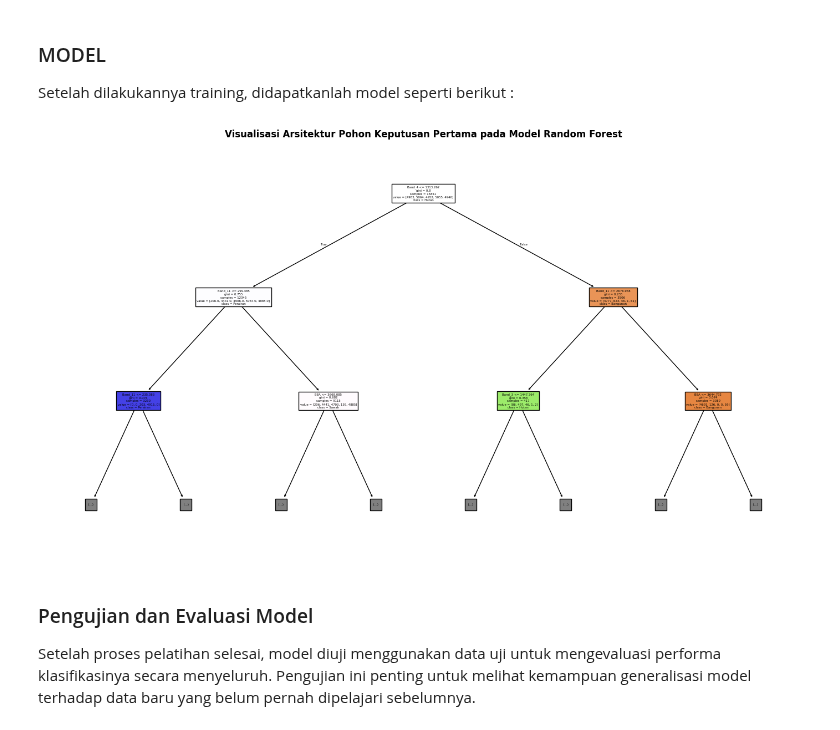
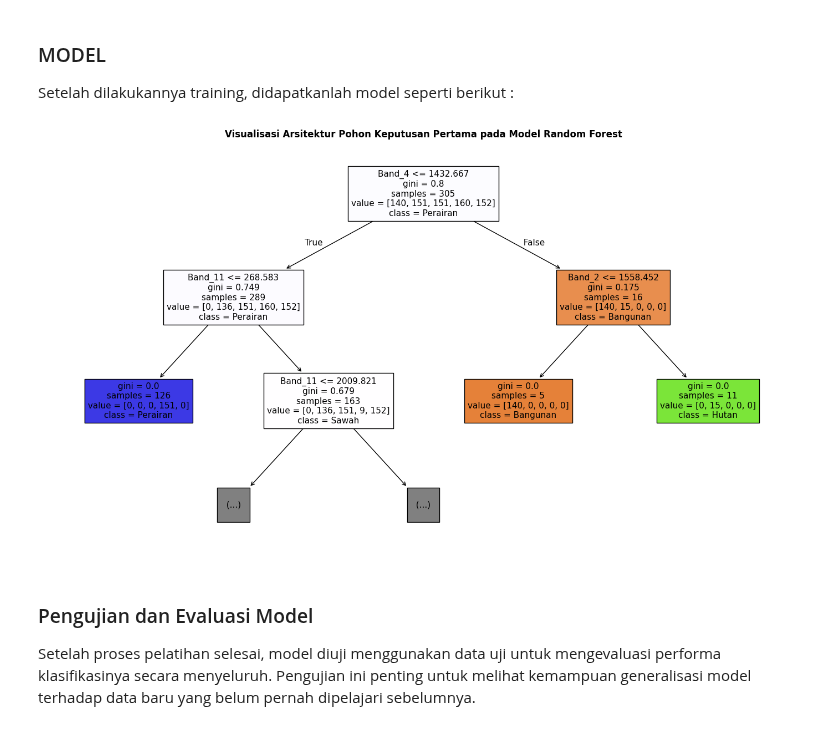
Before and after one commit to SUSUPAN223/catatan_kuliah, a Jupyter notebook: _sources/Proyek_Sains_Data/UTS_Klasifikasi.ipynb, the cells around one changed output. Cells and saved outputs as stored; diff of their text form; code cells hidden in the pictures.

```diff
--- a/_sources/Proyek_Sains_Data/UTS_Klasifikasi.ipynb
+++ b/_sources/Proyek_Sains_Data/UTS_Klasifikasi.ipynb
@@ -319,7 +321,6 @@ import matplotlib.pyplot as plt
 import seaborn as sns
 from sklearn.model_selection import train_test_split
 from imblearn.under_sampling import RandomUnderSampler
-from imblearn.over_sampling import SMOTE
 
 df = pd.read_csv('dataset_training.csv').dropna()
 
@@ -333,20 +334,13 @@ X_train, X_test, y_train, y_test = train_test_split(X, y, test_size=0.2, random_
 print("Distribusi Data Latih (Sebelum Balancing):")
 print(y_train.value_counts())
 
-# Penerapan Hybrid Balancing
-target_threshold = 5000
+# TAHAP BALANCING (Undersampling Murni Tanpa Data Sintetis)
+# Kita potong Perairan menjadi 400 agar seimbang dengan Hutan, sisanya biarkan natural
+under_strategy = {'Perairan': 400}
+under_sampler = RandomUnderSampler(sampling_strategy=under_strategy, random_state=42)
+X_train_bal, y_train_bal = under_sampler.fit_resample(X_train, y_train)
 
-# Tahap 1: Undersampling untuk kelas mayoritas
-under_strategy = {'Perairan': target_threshold, 'Hutan': target_threshold}
-under_sampler = RandomUnderSampler(sampling_strategy=under_strategy, random_state=42)
-X_train_under, y_train_under = under_sampler.fit_resample(X_train, y_train)
-
-# Tahap 2: SMOTE untuk kelas minoritas
-over_strategy = {'Hutan Mangrove': target_threshold, 'Sawah': target_threshold, 'Bangunan': target_threshold}
-over_sampler = SMOTE(sampling_strategy=over_strategy, random_state=42)
-X_train_bal, y_train_bal = over_sampler.fit_resample(X_train_under, y_train_under)
-
-print("\nDistribusi Data Latih (Setelah Balancing):")
+print("\nDistribusi Data Latih :")
 print(y_train_bal.value_counts())
 
 # Visualisasi Hasil Balancing
@@ -358,15 +352,14 @@ grafik = sns.countplot(
     hue=y_train_bal,
     legend=False
 )
-plt.title('Distribusi Data Latih Setelah Hybrid Balancing', fontsize=12, fontweight='bold')
+plt.title('Distribusi Data Latih (Undersampling Murni Tanpa Data Sintetis)', fontsize=12, fontweight='bold')
 plt.xlabel('Jumlah Piksel')
 plt.ylabel('Kelas Lahan')
 
-# Menampilkan label angka statis secara rapi di ujung bar grafik
 for p in grafik.patches:
     width = p.get_width()
     grafik.annotate(f'{int(width)}',
-                    (width + 100, p.get_y() + p.get_height() / 2.),
+                    (width + 5, p.get_y() + p.get_height() / 2.),
                     ha='left', va='center', fontsize=10)
 
 plt.tight_layout()
@@ -460,16 +453,17 @@ from sklearn.ensemble import RandomForestClassifier
 
 print("Memulai proses pelatihan model Random Forest...")
 
-# Inisialisasi model Random Forest
-# Parameter class_weight dihapus karena dataset X_train_bal telah diseimbangkan secara hibrida
+# Inisialisasi model dengan Algorithmic Class Weighting (Pengganti SMOTE)
 rf_model = RandomForestClassifier(
     n_estimators=100,
-    max_depth=15,             # Pembatasan kedalaman pohon untuk mencegah overfitting pada data sintetis
+    max_depth=10,             # Dibatasi agar tidak overfit pada data kelas minoritas
+    min_samples_leaf=2,       # Disesuaikan (tidak terlalu besar) karena data minoritas sangat kecil
+    class_weight='balanced',  # WAJIB ADA: Bobot otomatis agar model adil pada Bangunan & Sawah
     random_state=42,
     n_jobs=-1
 )
 
-# Pelatihan model menggunakan data hasil balancing (SMOTE & Undersampling)
+# Pelatihan model menggunakan data hasil Undersampling Murni
 rf_model.fit(X_train_bal, y_train_bal)
 
 print("Proses pelatihan selesai. Model berhasil dibangun.")
@@ -482,24 +476,24 @@ Setelah dilakukannya training, didapatkanlah model seperti berikut :
 # %%
 import matplotlib.pyplot as plt
 from sklearn.tree import plot_tree
 
 # Mengekstrak estimator pohon keputusan pertama dari ansambel Random Forest
 pohon_pertama = rf_model.estimators_[0]
 
 plt.figure(figsize=(14, 8))
 plot_tree(
     pohon_pertama,
     feature_names=['Band_2', 'Band_3', 'Band_4', 'B8A', 'Band_11'],
-    class_names=rf_model.classes_,
+    class_names=list(rf_model.classes_), # Dibungkus list() untuk memastikan formatnya sesuai standar matplotlib
     filled=True,
     max_depth=2
 )
 
 plt.title("Visualisasi Arsitektur Pohon Keputusan Pertama pada Model Random Forest", fontsize=12, fontweight='bold')
 plt.tight_layout()
 plt.show()
 # %% [output]
-[figure, old version]
+[figure, new version]
 # %% [markdown]
 
 ### Pengujian dan Evaluasi Model
```
Also changed, not shown: parts of 8 cells of this notebook, 6 other files.
